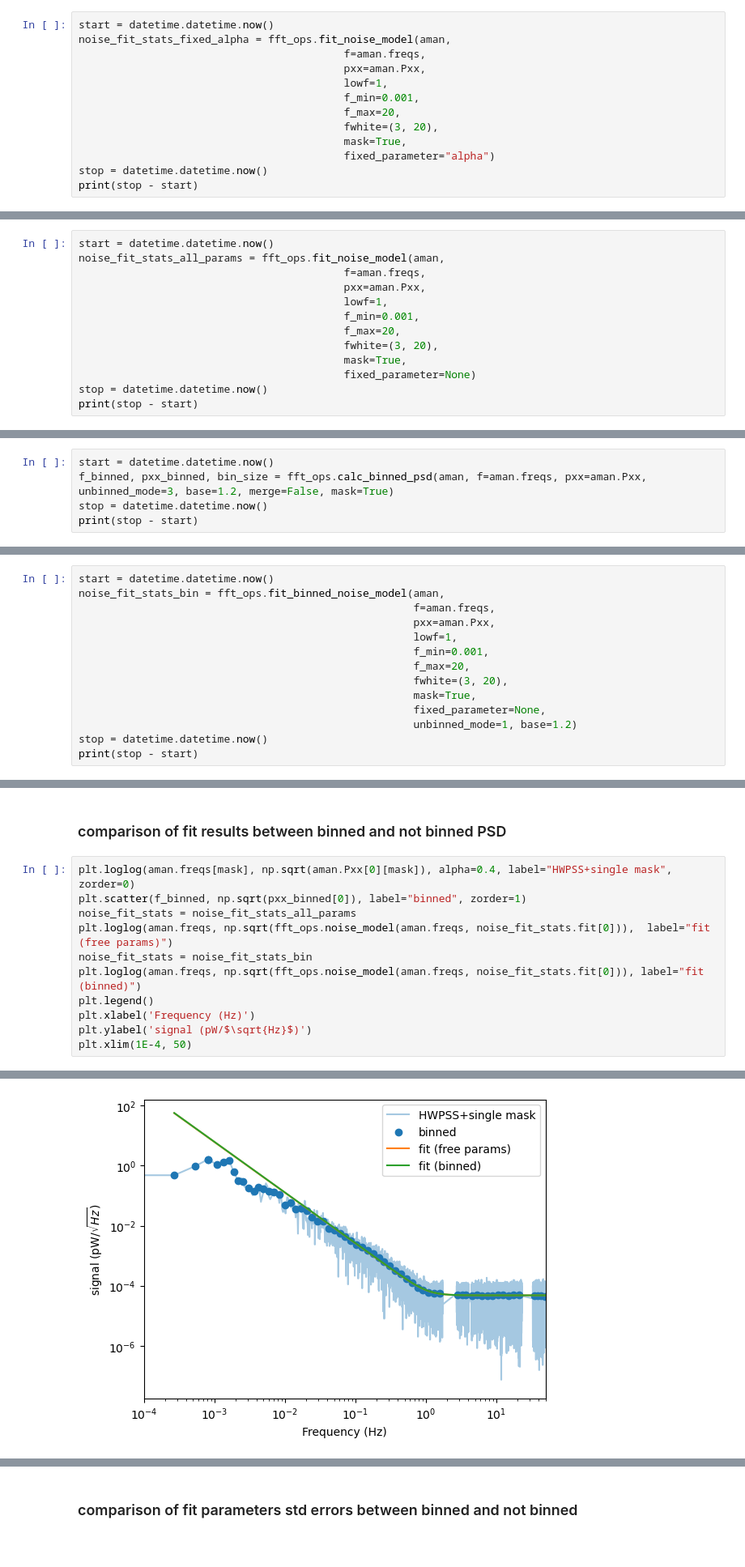
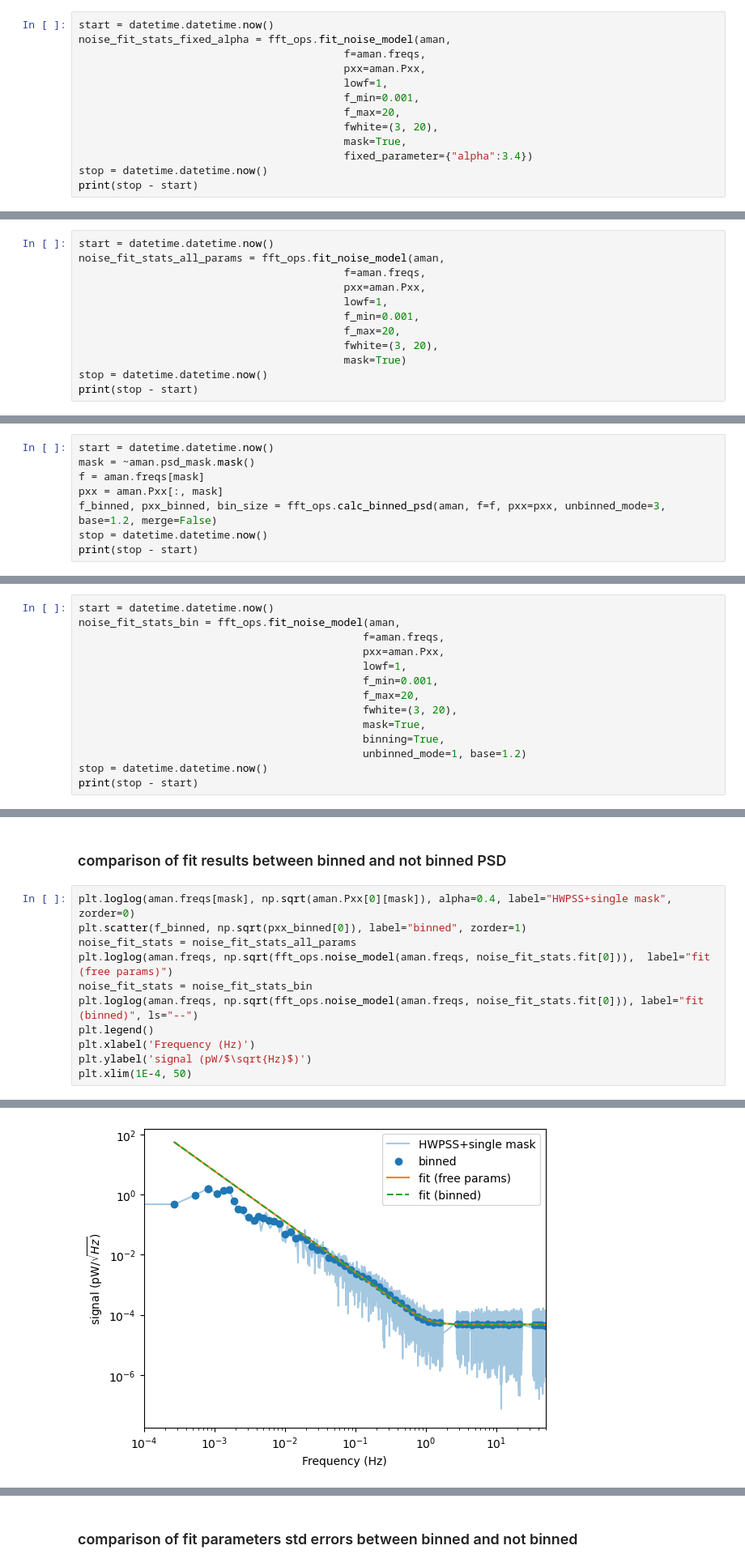
Before and after one commit to 17-sugiyama/scratch, a Jupyter notebook: 20240705_fft_ops_PR.ipynb, the cells around one changed output, grey strips where cells are left out. Shown: that part at 81% size. Drawn from its saved outputs; the diff is of its cells as text.

```diff
--- a/20240705_fft_ops_PR.ipynb
+++ b/20240705_fft_ops_PR.ipynb
@@ -113,7 +113,7 @@ noise_fit_stats_fixed_alpha = fft_ops.fit_noise_model(aman,
                                           f_max=20,
                                           fwhite=(3, 20),
                                           mask=True,
-                                          fixed_parameter="alpha")
+                                          fixed_parameter={"alpha":3.4})
 stop = datetime.datetime.now()
 print(stop - start)
 # %% [output]
@@ -127,8 +127,7 @@ noise_fit_stats_all_params = fft_ops.fit_noise_model(aman,
                                           f_min=0.001,
                                           f_max=20,
                                           fwhite=(3, 20),
-                                          mask=True,
-                                          fixed_parameter=None)
+                                          mask=True)
 stop = datetime.datetime.now()
 print(stop - start)
 # %% [output]
@@ -214,7 +246,10 @@ chi2 distribution and its error is \<psd>. Otherwise the central limit theorem
 is applied to the bin and the error is estimated as  std(psd)/sqrt(len(psd)).
 # %%
 start = datetime.datetime.now()
-f_binned, pxx_binned, bin_size = fft_ops.calc_binned_psd(aman, f=aman.freqs, pxx=aman.Pxx, unbinned_mode=3, base=1.2, merge=False, mask=True)
+mask = ~aman.psd_mask.mask()
+f = aman.freqs[mask]
+pxx = aman.Pxx[:, mask]
+f_binned, pxx_binned, bin_size = fft_ops.calc_binned_psd(aman, f=f, pxx=pxx, unbinned_mode=3, base=1.2, merge=False)
 stop = datetime.datetime.now()
 print(stop - start)
 # %% [output]
@@ -236,15 +321,15 @@ The calculation time cost becomes much smaller.
 # %%
 start = datetime.datetime.now()
-noise_fit_stats_bin = fft_ops.fit_binned_noise_model(aman,
-                                                     f=aman.freqs,
-                                                     pxx=aman.Pxx,
-                                                     lowf=1,
-                                                     f_min=0.001,
-                                                     f_max=20,
-                                                     fwhite=(3, 20),
-                                                     mask=True,
-                                                     fixed_parameter=None,
-                                                     unbinned_mode=1, base=1.2)
+noise_fit_stats_bin = fft_ops.fit_noise_model(aman,
+                                             f=aman.freqs,
+                                             pxx=aman.Pxx,
+                                             lowf=1,
+                                             f_min=0.001,
+                                             f_max=20,
+                                             fwhite=(3, 20),
+                                             mask=True,
+                                             binning=True,
+                                             unbinned_mode=1, base=1.2)
 stop = datetime.datetime.now()
 print(stop - start)
 # %% [output]
@@ -254,17 +339,17 @@ print(stop - start)
 # %%
 plt.loglog(aman.freqs[mask], np.sqrt(aman.Pxx[0][mask]), alpha=0.4, label="HWPSS+single mask", zorder=0)
 plt.scatter(f_binned, np.sqrt(pxx_binned[0]), label="binned", zorder=1)
 noise_fit_stats = noise_fit_stats_all_params
 plt.loglog(aman.freqs, np.sqrt(fft_ops.noise_model(aman.freqs, noise_fit_stats.fit[0])),  label="fit (free params)")
 noise_fit_stats = noise_fit_stats_bin
-plt.loglog(aman.freqs, np.sqrt(fft_ops.noise_model(aman.freqs, noise_fit_stats.fit[0])), label="fit (binned)")
+plt.loglog(aman.freqs, np.sqrt(fft_ops.noise_model(aman.freqs, noise_fit_stats.fit[0])), label="fit (binned)", ls="--")
 plt.legend()
 plt.xlabel('Frequency (Hz)')
 plt.ylabel('signal (pW/$\sqrt{Hz}$)')
 plt.xlim(1E-4, 50)
 # %% [output]
 (0.0001, 50)
-[figure, old version]
+[figure, new version]
 # %%
 fig = plt.figure(figsize=(15, 5))
 ax1 = fig.add_subplot(1, 3, 1)
```
Also changed, not shown: parts of 20 cells of this notebook.
